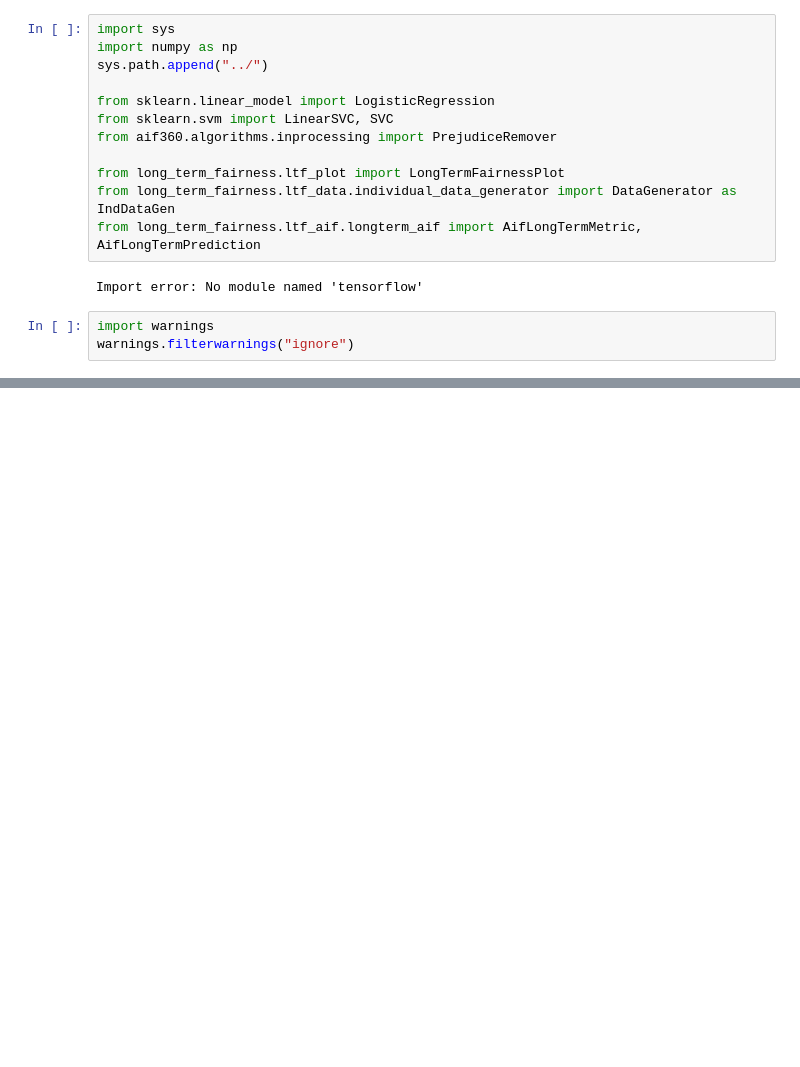
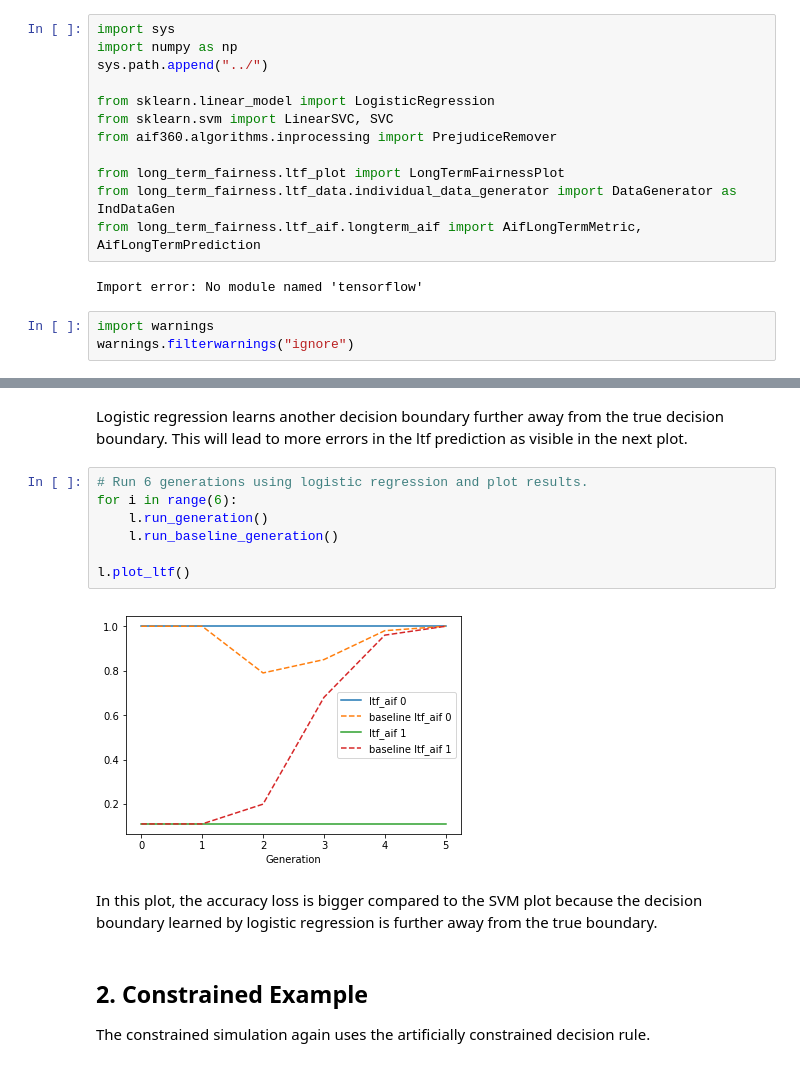
Before and after one commit to danilobr94/dynamic-aif-framework, a Jupyter notebook: examples/2_2_individual_data_generation.ipynb, the cells around one changed output, grey strips where cells are left out. Saved outputs shown, nothing was run; the diff lists cells and outputs as text; blank space fills up the shorter version.

```diff
--- a/examples/2_2_individual_data_generation.ipynb
+++ b/examples/2_2_individual_data_generation.ipynb
@@ -160,0 +98,16 @@ In the lower variance example, individuals do not cross the decision boundary an
+# %% [markdown]
+Logistic regression learns another decision boundary further away from the true decision boundary. This will lead to more errors in the ltf prediction as visible in the next plot.
+# %%
+# Run 6 generations using logistic regression and plot results.
+for i in range(6):
+    l.run_generation()
+    l.run_baseline_generation()
+
+l.plot_ltf()
+# %% [output]
+[figure, added]
+# %% [markdown]
+In this plot, the accuracy loss is bigger compared to the SVM plot because the  decision boundary learned by logistic regression is further away from the true boundary.
+# %% [markdown]
+## 2. Constrained Example
+The constrained simulation again uses the artificially constrained decision rule.
```
Also changed, not shown: parts of 57 cells of this notebook.
